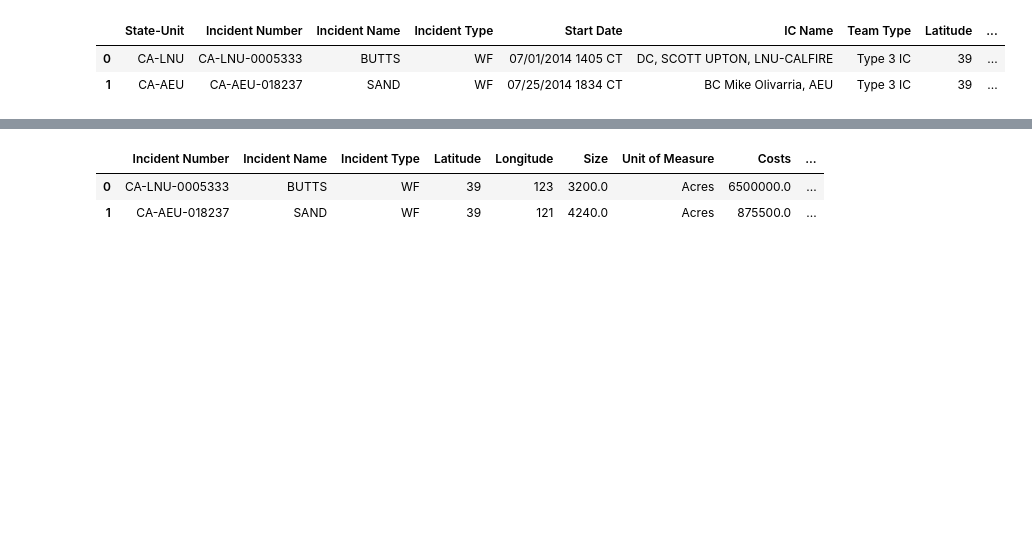
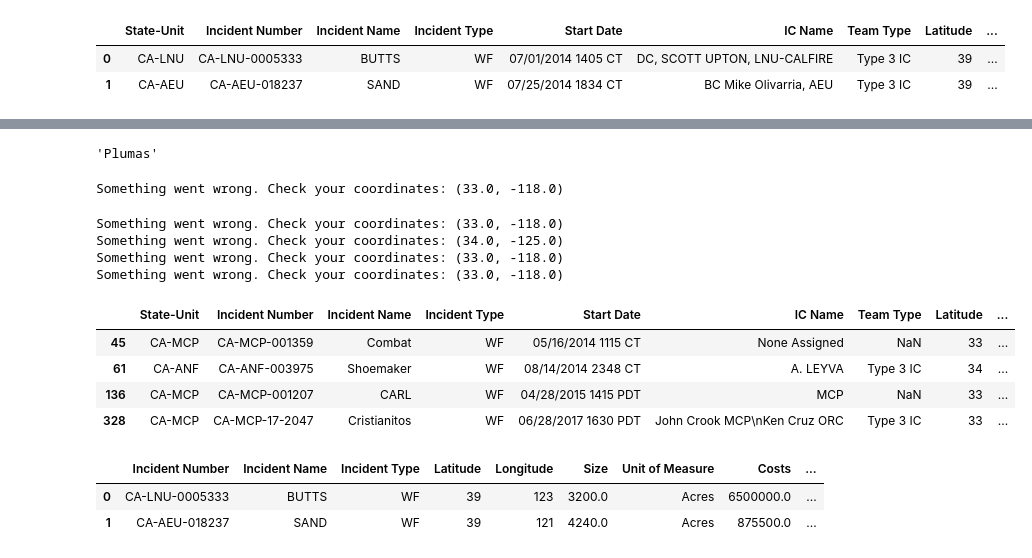
Before and after one commit to jefremides/Project_5, a Jupyter notebook: claire_data_cleaning_eda.ipynb, the cells around one changed output, grey strips where cells are left out. Saved outputs shown, nothing was run; the diff lists cells and outputs as text; code cells hidden in the pictures; blank space fills up the shorter version.

```diff
--- a/claire_data_cleaning_eda.ipynb
+++ b/claire_data_cleaning_eda.ipynb
@@ -89,0 +106,2 @@ fires_df = fires_df[fires_df['Incident Type'] == 'WF']
+# %%
+fires_df.reset_index(drop=True, inplace=True)
@@ -89,0 +129,4 @@ fires_df = fires_df[fires_df['Incident Type'] == 'WF']
+# %%
+county_name(40, 121)
+# %% [output]
+'Plumas'
@@ -89,0 +135,4 @@ fires_df = fires_df[fires_df['Incident Type'] == 'WF']
+# %%
+county_name(33.0, 118.0, radius=300)
+# %% [output]
+Something went wrong. Check your coordinates: (33.0, -118.0)
@@ -89,0 +148,15 @@ fires_df = fires_df[fires_df['Incident Type'] == 'WF']
+# %%
+fires_df['county'] = county_column(fires_df)
+# %% [output]
+Something went wrong. Check your coordinates: (33.0, -118.0)
+Something went wrong. Check your coordinates: (34.0, -125.0)
+Something went wrong. Check your coordinates: (33.0, -118.0)
+Something went wrong. Check your coordinates: (33.0, -118.0)
+# %%
+fires_df[fires_df['county'].isna()]
+# %% [output]
+|  | State-Unit | Incident Number | Incident Name | Incident Type | Start Date | IC Name | Team Type | Latitude | ... |
+| 45 | CA-MCP | CA-MCP-001359 | Combat | WF | 05/16/2014 1115 CT | None Assigned | NaN | 33 | ... |
+| 61 | CA-ANF | CA-ANF-003975 | Shoemaker | WF | 08/14/2014 2348 CT | A. LEYVA | Type 3 IC | 34 | ... |
+| 136 | CA-MCP | CA-MCP-001207 | CARL | WF | 04/28/2015 1415 PDT | MCP | NaN | 33 | ... |
+| 328 | CA-MCP | CA-MCP-17-2047 | Cristianitos | WF | 06/28/2017 1630 PDT | John Crook MCP\nKen Cruz ORC | Type 3 IC | 33 | ... |
```
Also changed, not shown: parts of 13 cells of this notebook, 1 other file.
